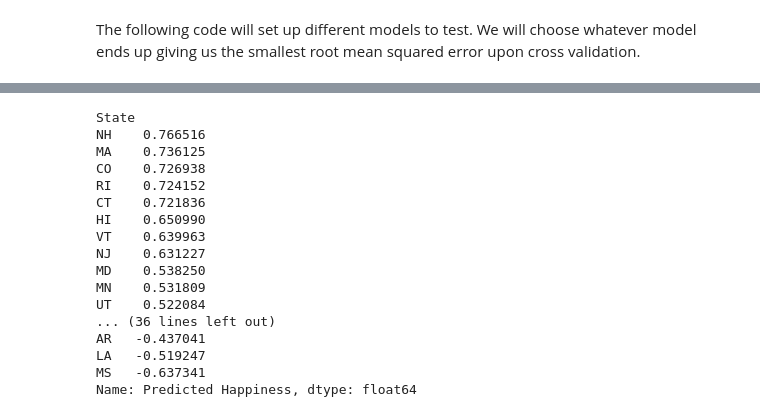
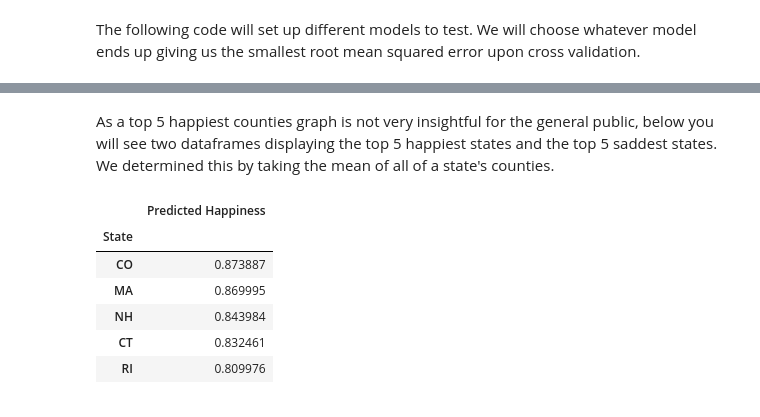
Before and after one commit to mcatalano26/Data-Science-Final-Project, a Jupyter notebook: Data Wrangling.ipynb, the cells around one changed output, grey strips where cells are left out. Cells and saved outputs as stored; diff of their text form; code cells hidden in the pictures.

```diff
--- a/Data Wrangling.ipynb
+++ b/Data Wrangling.ipynb
@@ -742,21 +763,13 @@ plt.show()
+# %% [markdown]
+As a top 5 happiest counties graph is not very insightful for the general public, below you will see two dataframes displaying the top 5 happiest states and the top 5 saddest states. We determined this by taking the mean of all of a state's counties.
 # %%
 happy_states = counties_test.groupby("State")["Predicted Happiness"].mean().sort_values(ascending=False)
-happy_states
+pd.DataFrame(happy_states).iloc[:5]
 # %% [output]
-State
-NH    0.766516
-MA    0.736125
-CO    0.726938
-RI    0.724152
-CT    0.721836
-HI    0.650990
-VT    0.639963
-NJ    0.631227
-MD    0.538250
-MN    0.531809
-UT    0.522084
-... (36 lines left out)
-AR   -0.437041
-LA   -0.519247
-MS   -0.637341
-Name: Predicted Happiness, dtype: float64
+|  | Predicted Happiness |
+| State |  |
+| CO | 0.873887 |
+| MA | 0.869995 |
+| NH | 0.843984 |
+| CT | 0.832461 |
+| RI | 0.809976 |
```
Also changed, not shown: parts of 51 cells of this notebook, 2 other files.
